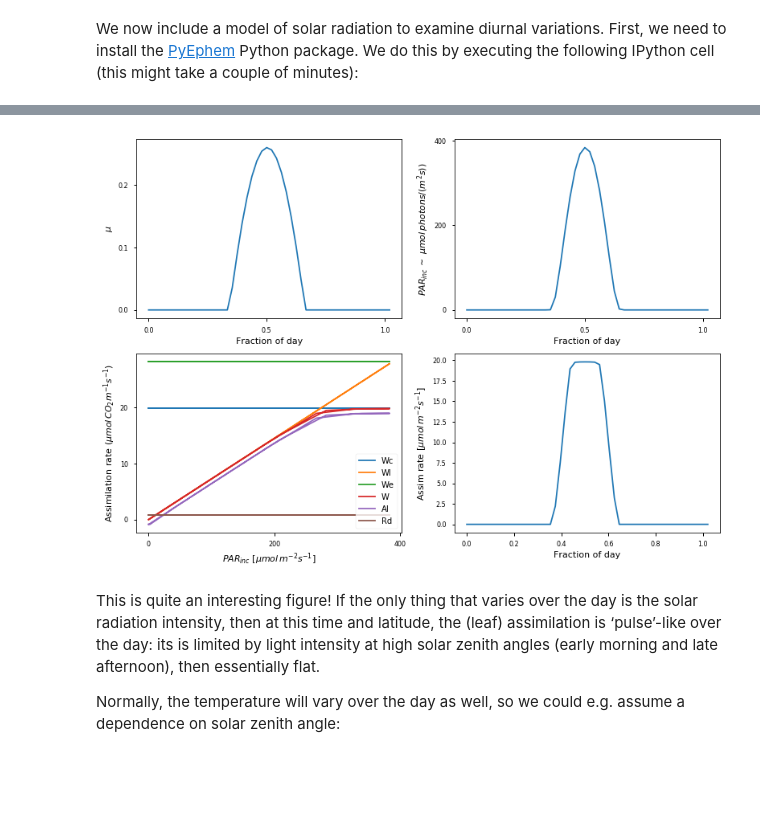
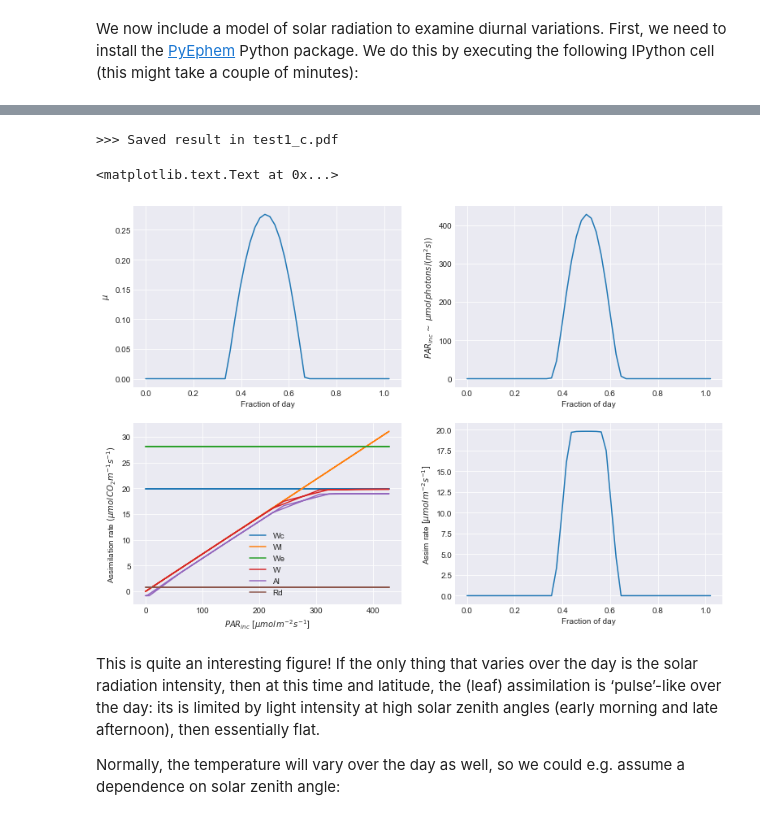
Before and after one commit to jgomezdans/photosynthesis_practical, a Jupyter notebook: ModellingPractical.ipynb, the cells around one changed output, grey strips where cells are left out. Saved outputs shown, nothing was run; the diff lists cells and outputs as text; code cells hidden in the pictures; blank space fills up the shorter version.

```diff
--- a/ModellingPractical.ipynb
+++ b/ModellingPractical.ipynb
@@ -6,7 +6,7 @@ import json
 import numpy as np
 import matplotlib.pyplot as plt
 import urllib.request
-plt.style.use('seaborn-notebook')
+plt.style.use('seaborn-darkgrid')
 %matplotlib inline
 plt.rcParams['figure.figsize']=[13,9]
 from IPython.display import HTML
@@ -45,11 +45,14 @@ A starting point is to produce a function that uses the model in an easy way. Th
 * `plot`: Logical flag indicating whether to do plots or not.
 # %%
 
-
-def do_photosynthesis(n=100,name='a',ipar=200.,Tc=None,x=None,xlabel=None,\
+def do_photosynthesis(n=100,name='a',ipar=200.,Tc=None,x=None,xlabel=None,
           co2_ppmv=390,C3=True, pft_type='C3 grass',plot=True):
     '''
-    low light level, span a temperature range, normal CO2
+    A function do run the photosynthesis model. Function allows the user to change
+    a number of important photosynthesis parameters: incoming PAR radiation, canopy
+    temperature, CO2 concentration, C3/C4 pathway and the PFT type. The first three
+    parameters can be provided as arrays, and the function will show the variation
+    of photosynthesis as it sweeps over that parameter range.
     '''
     from photJules import photosynthesis
     photo = photosynthesis()
@@ -112,6 +115,7 @@ def do_photosynthesis(n=100,name='a',ipar=200.,Tc=None,x=None,xlabel=None,\
             plt.xlabel(xlabel)
         plt.legend(loc='best', fontsize=10)
         plt.savefig('test1_{:s}.pdf'.format(name))
+        print(">>> Saved result in test1_{:s}.pdf".format(name))
     return photo
 
 do_photosynthesis(name='a')
@@ -246,49 +262,43 @@ jd, sza, distance = solar_model(0.,np.array([0.,30.]),np.arange(25),6,1,2012,0.0
 # %%
+# Calculate solar position over a day, every 30 mins
+# for somewhere like London (latitude 51N, Longitude=0)
+latitude = 51.
+longitude = 0.0
+jd, sza, distance, solar_radiation = solar_model(
+    0.,np.array([0.,30.]),np.arange(25),1,1,2012,
+    latitude, longitude)
 
-
-# get sun information
-s = sunInfo(julianOffset='2012/1/1')
-# loop over day (1 Jan 2012) at latitude 52.0
-s.sun(0.,np.array([0.,30.]),np.arange(25),1,1,2012,52.0,0)
 sp = plt.subplot( 2, 2, 1 )
-sp.tick_params(axis='both', which='major', labelsize=8)
-sp.tick_params(axis='both', which='major', labelsize=8)
-plt.locator_params( nbins=4 ) # Limit ticks in plots for clarity
-s.plot(s.julian,np.cos((s.sza*np.pi/180.)),'Fraction of day',\
-       '$\mu$',plotname='sunplot.pdf')
+sp.plot(jd, np.cos(np.deg2rad(sza)), '-')
+sp.set_ylabel("$\mu$")
+sp.set_xlabel("Fraction of day")
 
 # assume PAR is 50% of downwelling radiation
 # and atmospheric optical thickness of PAR is 0.2
 # we multiply by cos(solar zenith) here to project
 # onto a flat surface (a 'big leaf')
 
 tau = 0.2
-mu = np.cos((s.sza*np.pi/180.))
-ipar = s.solarRad_mol * 0.5 * np.exp(-tau/mu) * mu  # u mol(photons) / (m^2 s)
+mu = np.cos(np.deg2rad(sza))
+ipar = solar_radiation* 0.5 * np.exp(-tau/mu) * mu  # u mol(photons) / (m^2 s)
 sp = plt.subplot( 2, 2, 2 )
-sp.tick_params(axis='both', which='major', labelsize=8)
-sp.tick_params(axis='both', which='major', labelsize=8)
-plt.locator_params( nbins=4 ) # Limit ticks in plots for clarity
-s.plot(s.julian,ipar,'Fraction of day', \
-       '$PAR_{inc}\,\sim$ $\mu mol\, photons/ (m^2 s))$',\
-       plotname='ipar.pdf')
+sp.plot(jd,ipar, '-')
+sp.set_ylabel('$PAR_{inc}\,\sim$ $\mu mol\, photons/ (m^2 s))$')
+sp.set_xlabel("Fraction of day")
+
 sp = plt.subplot( 2, 2, 3 )
-sp.tick_params(axis='both', which='major', labelsize=8)
-sp.tick_params(axis='both', which='major', labelsize=8)
-plt.locator_params( nbins=4 ) # Limit ticks in plots for clarity
-
 p = do_photosynthesis( n=len(ipar),Tc=25.0,name='c', \
                       ipar=ipar,co2_ppmv=390,x=ipar,\
                       xlabel='$PAR_{inc}$ $[\mu mol\, m^{-2} s^{-1}]$')
 sp = plt.subplot( 2, 2, 4 )
-sp.tick_params(axis='both', which='major', labelsize=8)
-sp.tick_params(axis='both', which='major', labelsize=8)
-
 # now plot Al + Rd over the day
-s.plot(s.julian,(p.Al+p.Rd)*1.e6, \
-       'Fraction of day','Assim rate $[\mu mol\, m^{-2} s^{-1}]$',plotname='Al.pdf')
+sp.plot(jd,(p.Al+p.Rd)*1.e6, '-')
+sp.set_ylabel('Assim rate $[\mu mol\, m^{-2} s^{-1}]$')
+sp.set_xlabel("Fraction of day")
 # %% [output]
+>>> Saved result in test1_c.pdf
+<matplotlib.text.Text at 0x...>
-[figure, old version]
+[figure, new version]
 # %% [markdown]
 This is quite an interesting figure! If the only thing that varies over the day is the solar radiation intensity, then at this time and latitude, the (leaf) assimilation is ‘pulse’-like over the day: its is limited by light intensity at high solar zenith angles (early morning and late afternoon), then essentially flat.
 
```
Also changed, not shown: parts of 14 cells of this notebook.
